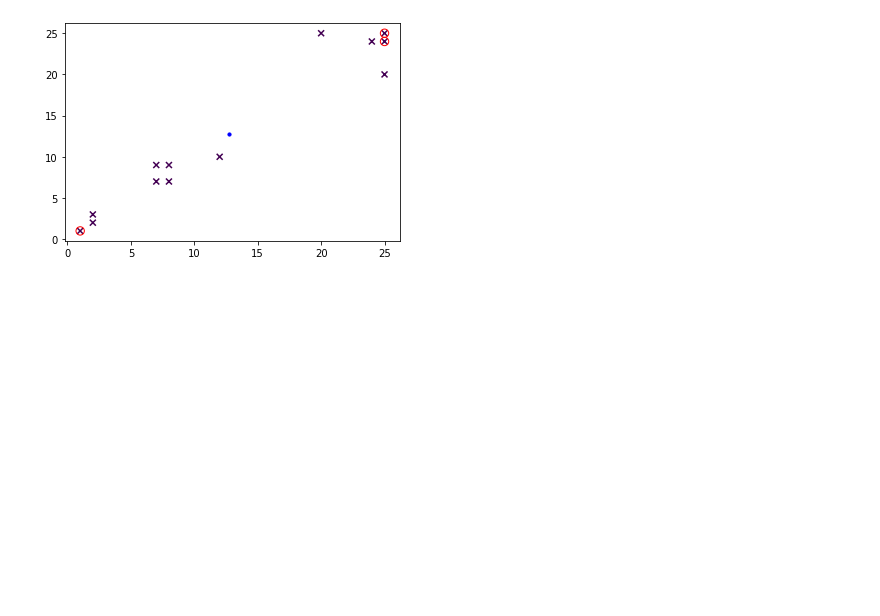
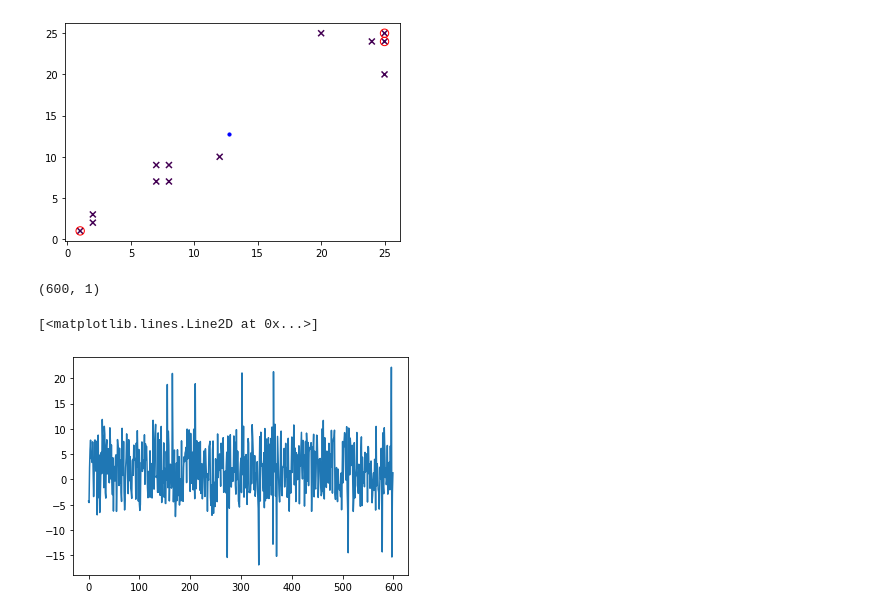
Before and after one commit to jeetshah0303/Artificialintelligence, a Jupyter notebook: PadLAB6.ipynb, the cells around one changed output. Drawn from its saved outputs; the diff is of its cells as text; code cells hidden in the pictures; blank space fills up the shorter version.

```diff
--- a/PadLAB6.ipynb
+++ b/PadLAB6.ipynb
@@ -144,0 +152,25 @@ plt.scatter(*zip(*centroid),marker='o',facecolor='b',edgecolors='b',s=10)
+# %%
+#generating the data
+random.seed(121)
+def makeData(N):
+  x=[]
+  for i in range(N):
+    a=i/1000 + random.uniform(-3,2)
+    r=random.uniform(-5,10)
+    if(r>=9.9):
+      r+=10
+    elif(r<(-4.8)):
+      r-=10
+    x.append([a+r])
+  return array(x)
+# %%
+x=makeData(600)
+# %%
+x.shape
+# %% [output]
+(600, 1)
+# %%
+plt.plot(x)
+# %% [output]
+[<matplotlib.lines.Line2D at 0x...>]
+[figure, added]
```
Also changed, not shown: parts of 21 cells of this notebook.
